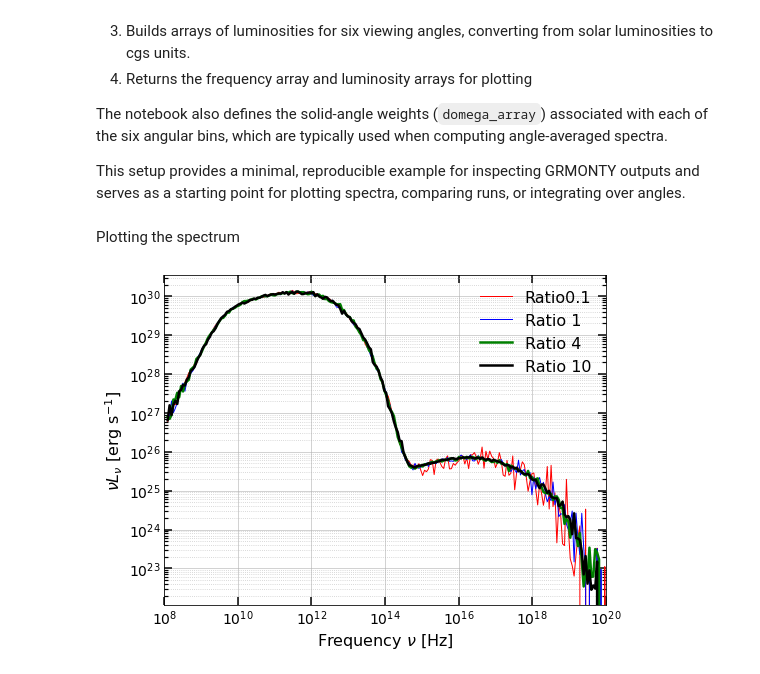
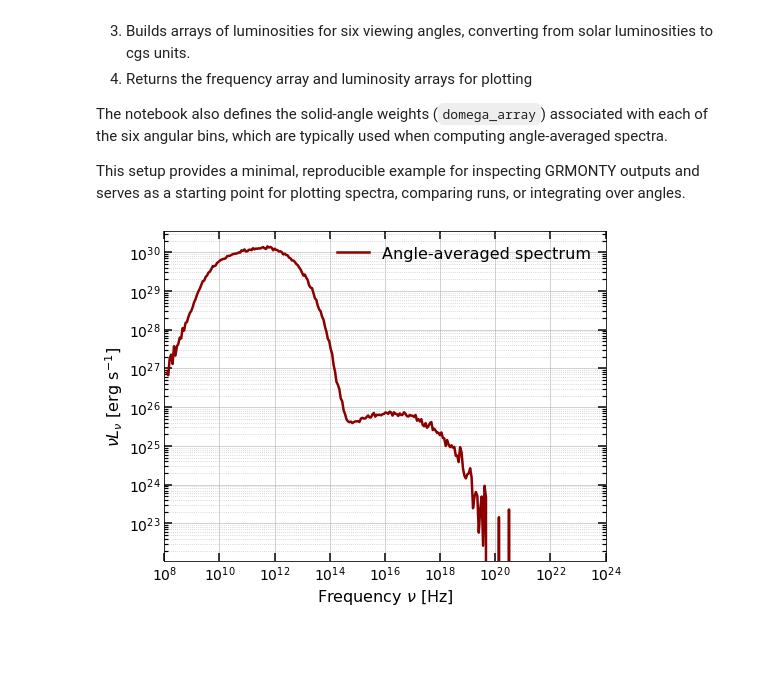
Before and after one commit to black-hole-group/gpumonty, a Jupyter notebook: python/example.ipynb, the cells around one changed output. Saved outputs shown, nothing was run; the diff lists cells and outputs as text; code cells hidden in the pictures; blank space fills up the shorter version.

```diff
--- a/python/example.ipynb
+++ b/python/example.ipynb
@@ -29,7 +29,7 @@ CL = 2.99792458e10
 ME = 9.1093826e-28
 HPL =  6.6260693e-27
 # Open the HDF5 file
-with h5py.File('../ratio_0.1.h5', 'r') as f:
+with h5py.File('../test.h5', 'r') as f:
 #with h5py.File('../../igrmonty/spectrum.h5', 'r') as f:
     # Access the 'output' group
     output_group = f['output']
@@ -76,101 +40,48 @@ with h5py.File('../ratio_4.h5', 'r') as f:
-# %%
-import h5py
-import numpy as np
-import matplotlib.pyplot as plt
-
-LSUN = 3.827e33
-CL = 2.99792458e10
-ME = 9.1093826e-28
-HPL =  6.6260693e-27
-# Open the HDF5 file
-with h5py.File('../ratio_10.h5', 'r') as f:
-#with h5py.File('../../igrmonty/spectrum.h5', 'r') as f:
-    # Access the 'output' group
-    output_group = f['output']
-    # Extract the datasets 'lnu' and 'nulnu'
-    nu = 10**output_group['lnu'][:] * (ME * CL**2/HPL)
-    nuLnu_10 = output_group['nuLnu'][:] * LSUN
-    dOmega = output_group['dOmega'][:]
-# %% [markdown]
-Plotting the spectrum
 # %%
-nuLnu_0dot1all = (nuLnu_0dot1.sum(0) * dOmega / (4 * np.pi)).sum(1)
-nuLnu_1all = (nuLnu_1.sum(0) * dOmega / (4 * np.pi)).sum(1)
-
-nuLnu_4all = (nuLnu_4.sum(0) * dOmega / (4 * np.pi)).sum(1)
-nuLnu_10all = (nuLnu_10.sum(0) * dOmega / (4 * np.pi)).sum(1)
-
+nuLnu_all_test = (nuLnu_test.sum(0) * dOmega / (4 * np.pi)).sum(1)
 
 plt.figure(figsize=(7.5, 5.5))
 
 plt.loglog(
     nu,
-    nuLnu_0dot1all,
-    linewidth=1.0,
-    label=r'Ratio0.1',
-    color='red'
+    nuLnu_all_test,
+    linewidth=2.5,
+    label=r'Angle-averaged spectrum',
+    color='darkred'
 )
 
-plt.loglog(
-    nu,
-    nuLnu_1all,
-    linewidth=1.0,
-    label=r'Ratio 1',
-    color='blue'
-)
-
-plt.loglog(
-    nu,
-    nuLnu_4all,
-    linewidth=2.5,
-    label=r'Ratio 4',
-    color='green'
-)
-
-plt.loglog(
-    nu,
-    nuLnu_10all,
-    linewidth=2.5,
-    label=r'Ratio 10',
-    color='black'
-)
-plt.xlim(1e8, 1e20)
+plt.xlim(1e8, 1e24)
 
 plt.xlabel(r'Frequency $\nu$ [Hz]', fontsize=16)
 plt.ylabel(r'$\nu L_\nu$ [erg s$^{-1}$]', fontsize=16)
 
 plt.legend(frameon=False, fontsize=16)
 
 plt.grid(which='major', linestyle='-', alpha=0.7)
 plt.grid(which='minor', linestyle=':', alpha=0.7)
 
 plt.tick_params(
     axis='both',
     which='major',
     direction='in',
     length=8,
     width=1.5,
     labelsize=14,
     top=True,
     right=True
 )
 
 plt.tick_params(
     axis='both',
     which='minor',
     direction='in',
     length=4,
     width=1.2,
     top=True,
     right=True
 )
 
 plt.tight_layout()
-plt.savefig(
-    "test_figure.png",
-    dpi=300,
-    bbox_inches="tight"
-)
 plt.show()
 # %% [output]
-[figure, old version]
+[figure, new version]
```
Also changed, not shown: parts of 13 cells of this notebook.
